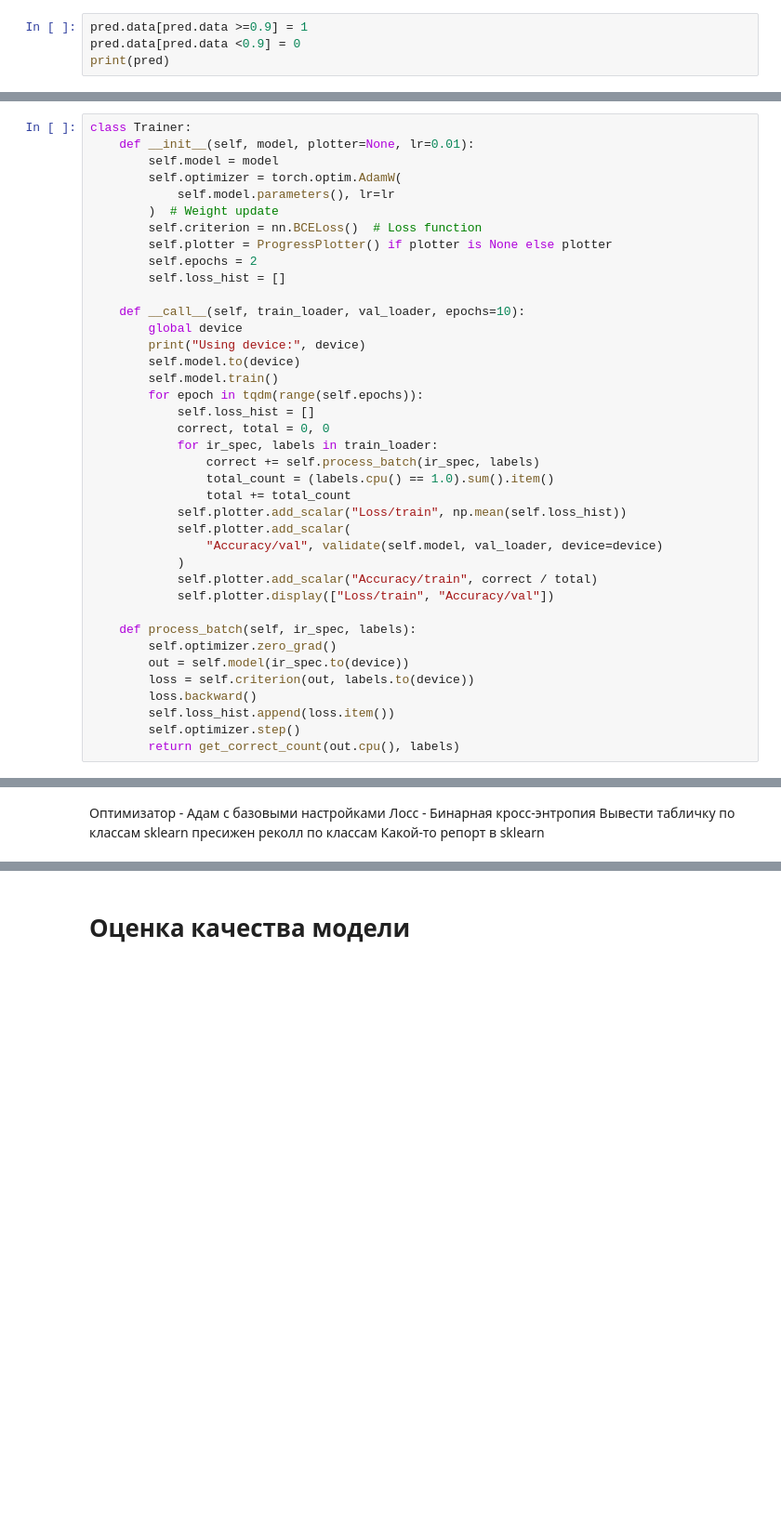
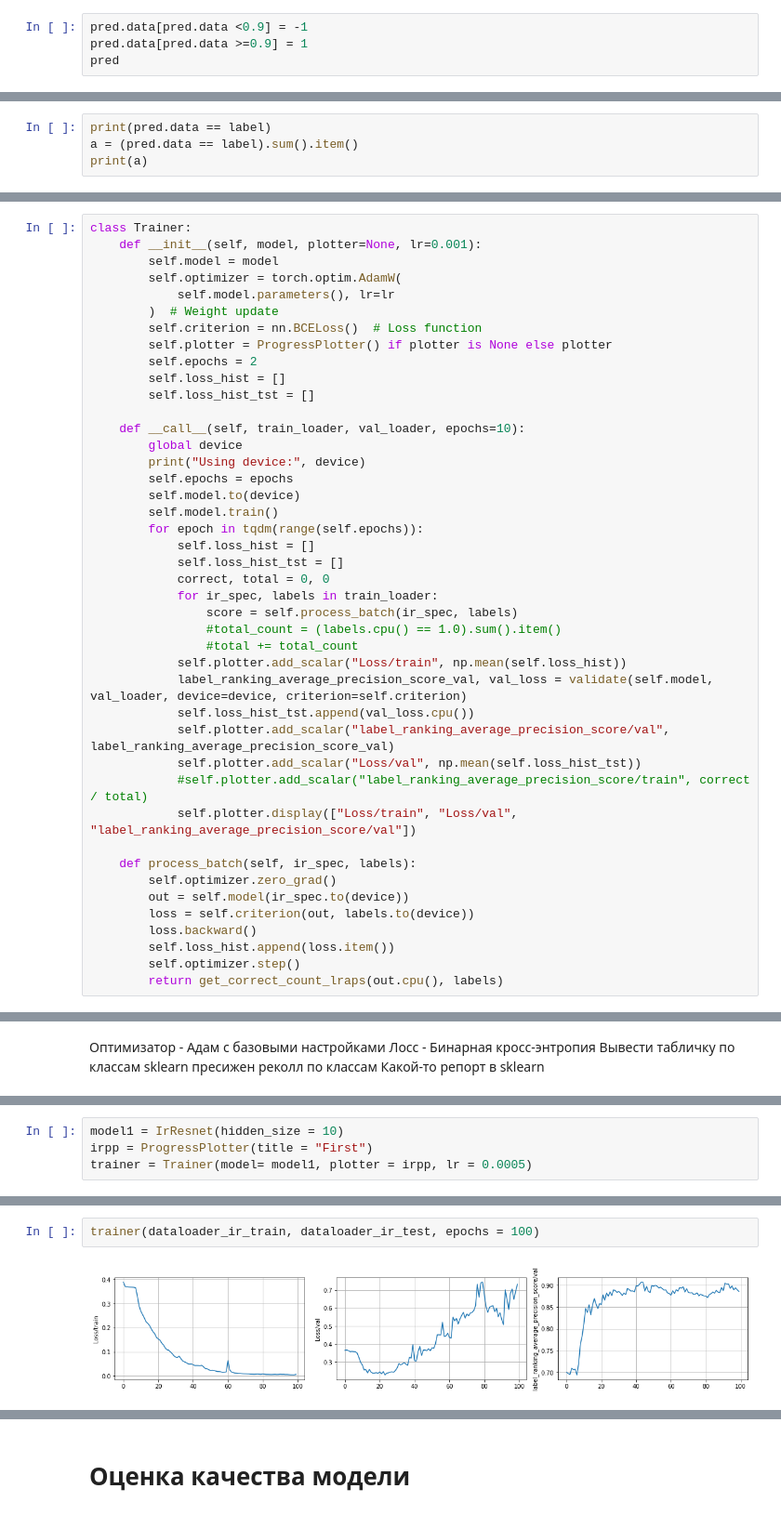
Before and after one commit to Lamblador/IR_expert_system, a Jupyter notebook: Koshelev_IR_expert_system_2_First_model_training.ipynb, the cells around one changed output, grey strips where cells are left out. Shown at 93% size. Drawn from its saved outputs; the diff is of its cells as text; blank space fills up the shorter version.

```diff
--- a/Koshelev_IR_expert_system_2_First_model_training.ipynb
+++ b/Koshelev_IR_expert_system_2_First_model_training.ipynb
@@ -522,5 +519,5 @@ tensor([[0.8000,    nan,    nan,    nan,    nan,    nan,    nan, 0.9000, 0.9000,
 # %%
+pred.data[pred.data <0.9] = -1
 pred.data[pred.data >=0.9] = 1
-pred.data[pred.data <0.9] = 0
-print(pred)
+pred
 # %% [output]
@@ -528,0 +530,4 @@ tensor([[0., nan, nan, nan, nan, nan, nan, 1., 1., nan, nan, nan, nan, nan, nan,
+# %%
+print(pred.data == label)
+a = (pred.data == label).sum().item()
+print(a)
@@ -555,6 +595,6 @@ def validate(model, test_loader, device="cpu"):
 # %%
 class Trainer:
-    def __init__(self, model, plotter=None, lr=0.01):
+    def __init__(self, model, plotter=None, lr=0.001):
         self.model = model
         self.optimizer = torch.optim.AdamW(
             self.model.parameters(), lr=lr
@@ -563,25 +603,29 @@ class Trainer:
         self.plotter = ProgressPlotter() if plotter is None else plotter
         self.epochs = 2
         self.loss_hist = []
+        self.loss_hist_tst = []
 
     def __call__(self, train_loader, val_loader, epochs=10):
         global device
         print("Using device:", device)
+        self.epochs = epochs
         self.model.to(device)
         self.model.train()
         for epoch in tqdm(range(self.epochs)):
             self.loss_hist = []
+            self.loss_hist_tst = []
             correct, total = 0, 0
             for ir_spec, labels in train_loader:
-                correct += self.process_batch(ir_spec, labels)
-                total_count = (labels.cpu() == 1.0).sum().item()
-                total += total_count
+                score = self.process_batch(ir_spec, labels)
+                #total_count = (labels.cpu() == 1.0).sum().item()
+                #total += total_count
             self.plotter.add_scalar("Loss/train", np.mean(self.loss_hist))
-            self.plotter.add_scalar(
-                "Accuracy/val", validate(self.model, val_loader, device=device)
-            )
-            self.plotter.add_scalar("Accuracy/train", correct / total)
-            self.plotter.display(["Loss/train", "Accuracy/val"])
+            label_ranking_average_precision_score_val, val_loss = validate(self.model, val_loader, device=device, criterion=self.criterion)
+            self.loss_hist_tst.append(val_loss.cpu())
+            self.plotter.add_scalar("label_ranking_average_precision_score/val", label_ranking_average_precision_score_val)
+            self.plotter.add_scalar("Loss/val", np.mean(self.loss_hist_tst))
+            #self.plotter.add_scalar("label_ranking_average_precision_score/train", correct / total)
+            self.plotter.display(["Loss/train", "Loss/val", "label_ranking_average_precision_score/val"])
 
     def process_batch(self, ir_spec, labels):
         self.optimizer.zero_grad()
@@ -590,4 +634,4 @@ class Trainer:
         loss.backward()
         self.loss_hist.append(loss.item())
         self.optimizer.step()
-        return get_correct_count(out.cpu(), labels)
+        return get_correct_count_lraps(out.cpu(), labels)
@@ -717,0 +1002,4 @@ trainer = BaseTrainer(
+# %%
+model1 = IrResnet(hidden_size = 10)
+irpp = ProgressPlotter(title = "First")
+trainer = Trainer(model= model1, plotter = irpp, lr = 0.0005)
@@ -717,0 +1027,4 @@ trainer = BaseTrainer(
+# %%
+trainer(dataloader_ir_train, dataloader_ir_test, epochs = 100)
+# %% [output]
+[figure, added]
```
Also changed, not shown: parts of 37 cells of this notebook.
